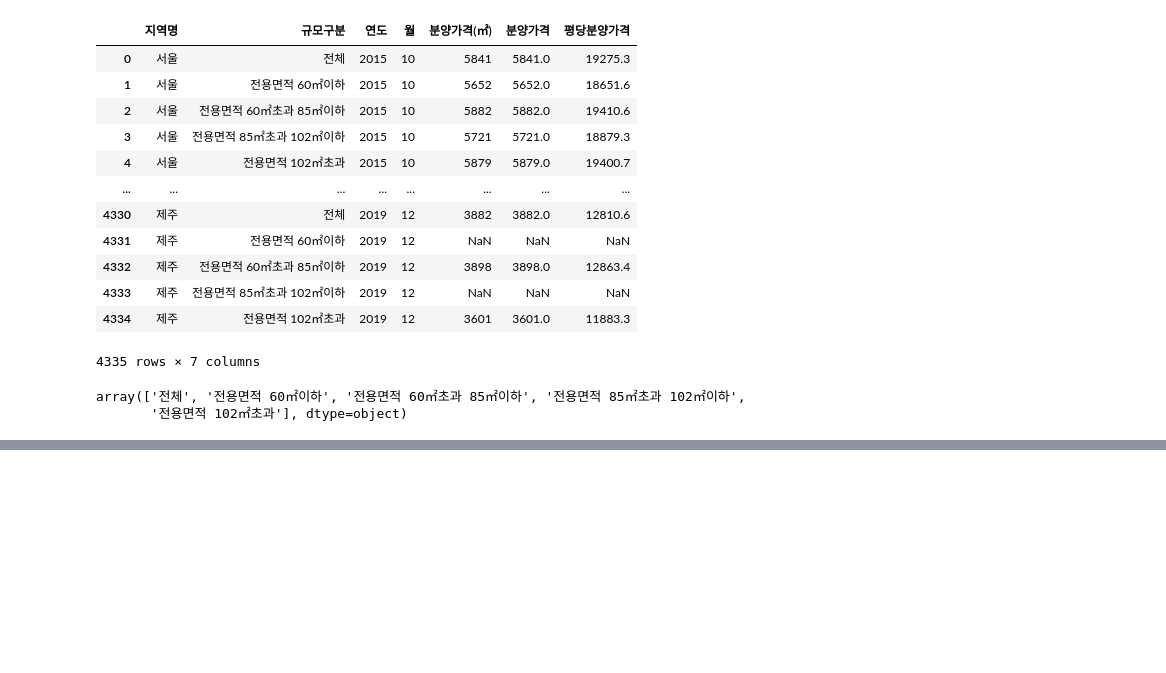
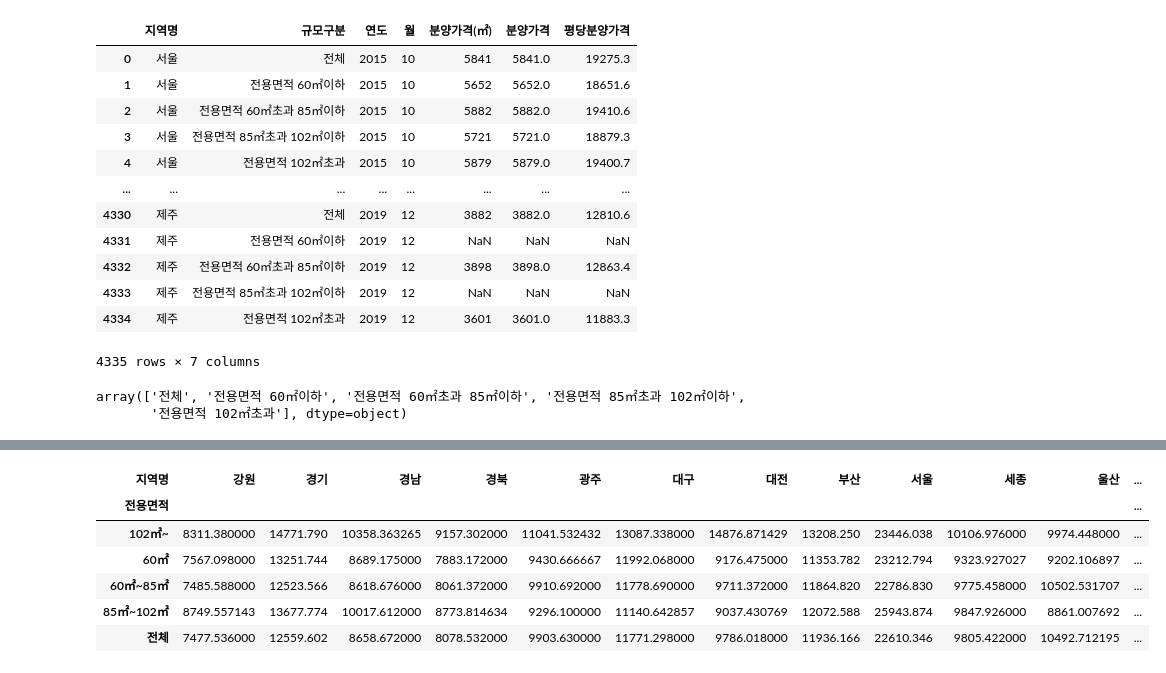
Before and after one commit to yekyung2/Python-DataAnalysis, a Jupyter notebook: practice1.ipynb, the cells around one changed output, grey strips where cells are left out. Drawn from its saved outputs; the diff is of its cells as text; code cells hidden in the pictures; blank space fills up the shorter version.

```diff
--- a/practice1.ipynb
+++ b/practice1.ipynb
@@ -314,0 +438,12 @@ Name: 전용면적, Length: 4335, dtype: object
+# %%
+# 지역명, 전용면적으로 평당분양가격의 평균을 구한다.
+
+df_last.groupby(["전용면적","지역명"])["평당분양가격"].mean().unstack()
+# %% [output]
+| 지역명 | 강원 | 경기 | 경남 | 경북 | 광주 | 대구 | 대전 | 부산 | 서울 | 세종 | 울산 | ... |
+| 전용면적 |  |  |  |  |  |  |  |  |  |  |  | ... |
+| 102㎡~ | 8311.380000 | 14771.790 | 10358.363265 | 9157.302000 | 11041.532432 | 13087.338000 | 14876.871429 | 13208.250 | 23446.038 | 10106.976000 | 9974.448000 | ... |
+| 60㎡ | 7567.098000 | 13251.744 | 8689.175000 | 7883.172000 | 9430.666667 | 11992.068000 | 9176.475000 | 11353.782 | 23212.794 | 9323.927027 | 9202.106897 | ... |
+| 60㎡~85㎡ | 7485.588000 | 12523.566 | 8618.676000 | 8061.372000 | 9910.692000 | 11778.690000 | 9711.372000 | 11864.820 | 22786.830 | 9775.458000 | 10502.531707 | ... |
+| 85㎡~102㎡ | 8749.557143 | 13677.774 | 10017.612000 | 8773.814634 | 9296.100000 | 11140.642857 | 9037.430769 | 12072.588 | 25943.874 | 9847.926000 | 8861.007692 | ... |
+| 전체 | 7477.536000 | 12559.602 | 8658.672000 | 8078.532000 | 9903.630000 | 11771.298000 | 9786.018000 | 11936.166 | 22610.346 | 9805.422000 | 10492.712195 | ... |
```
Also changed, not shown: parts of 32 cells of this notebook.
